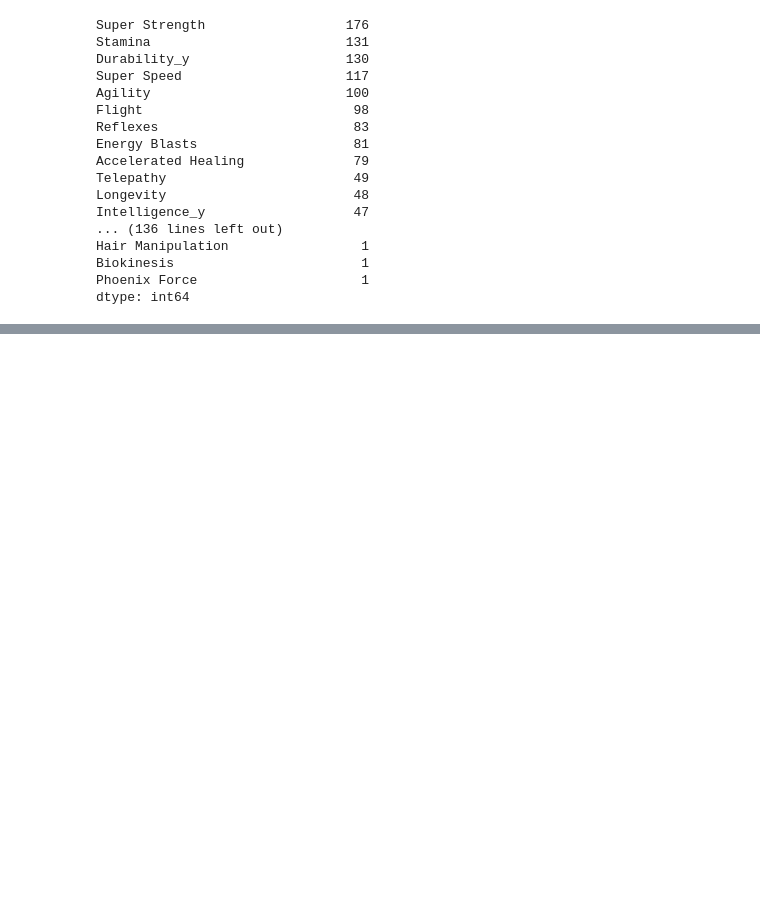
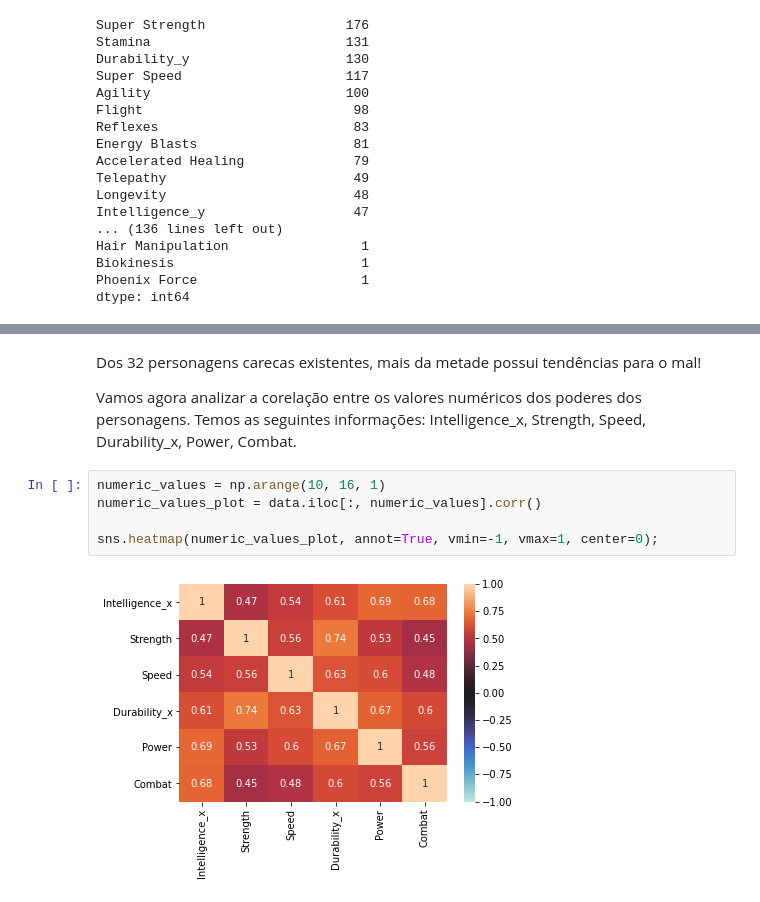
Before and after one commit to liviabelirocha/datascience-ck0223, a Jupyter notebook: trab01/main.ipynb, the cells around one changed output, grey strips where cells are left out. Cells and saved outputs as stored; diff of their text form; blank space fills up the shorter version.

```diff
--- a/trab01/main.ipynb
+++ b/trab01/main.ipynb
@@ -217,0 +199,11 @@ Pode-se ver que aproximadamente 67% dos personagens são homens, 28% são mulher
+# %% [markdown]
+Dos 32 personagens carecas existentes, mais da metade possui tendências para o mal!
+
+Vamos agora analizar a corelação entre os valores numéricos dos poderes dos personagens. Temos as seguintes informações: Intelligence_x, Strength, Speed, Durability_x, Power, Combat.
+# %%
+numeric_values = np.arange(10, 16, 1)
+numeric_values_plot = data.iloc[:, numeric_values].corr()
+
+sns.heatmap(numeric_values_plot, annot=True, vmin=-1, vmax=1, center=0);
+# %% [output]
+[figure, added]
```
Also changed, not shown: parts of 27 cells of this notebook, 1 other file.
